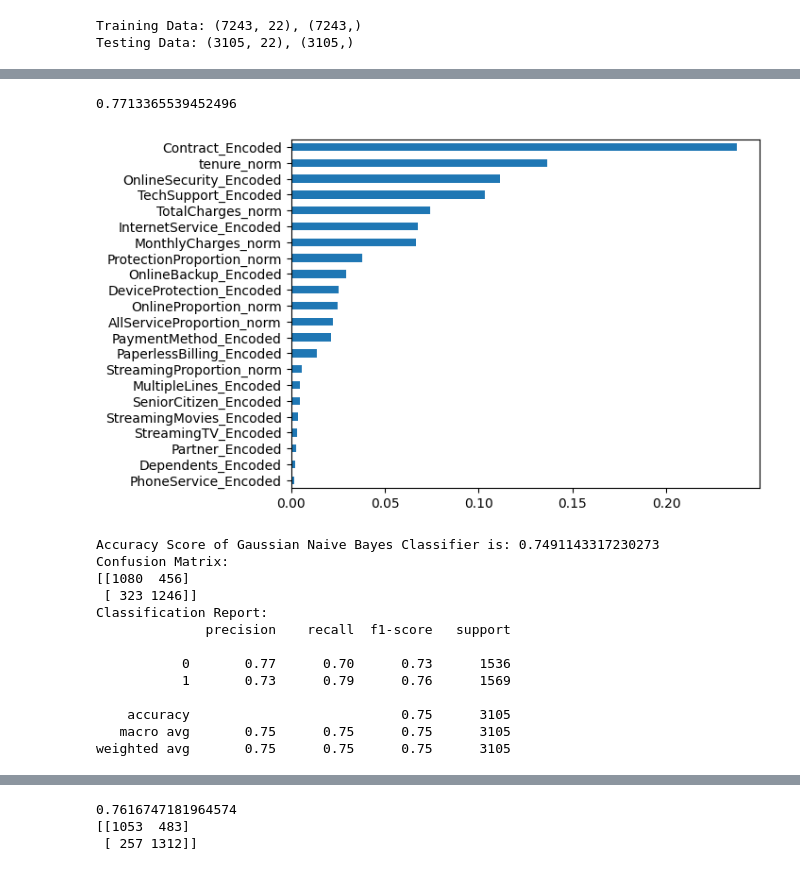
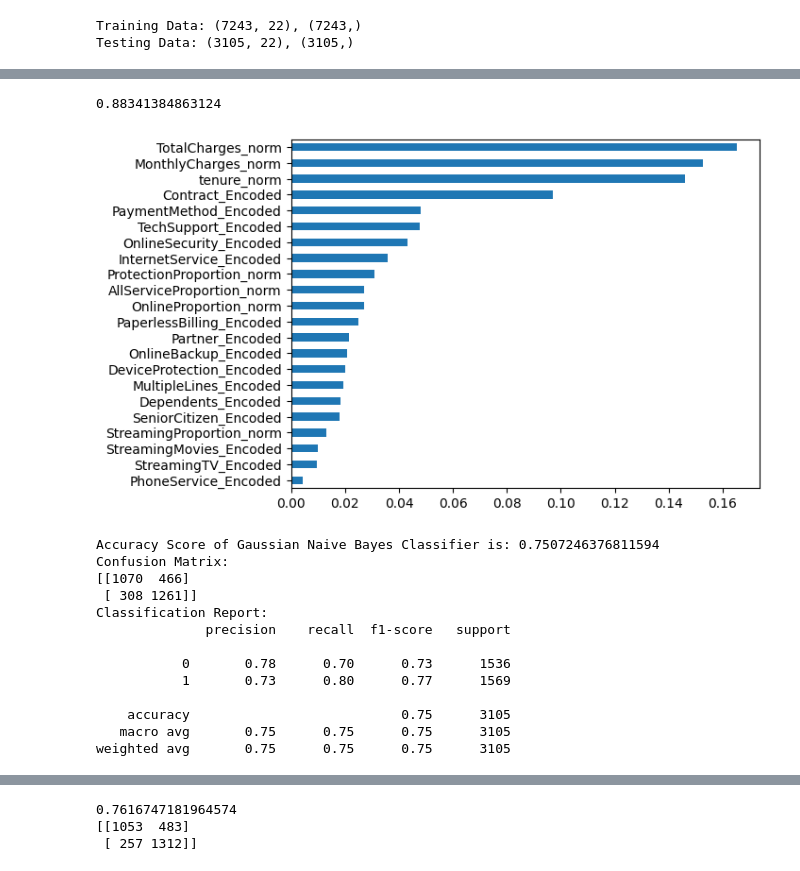
Before and after one commit to chanonchacharu/DM-TelcoChurnPrediction, a Jupyter notebook: churn-prediction-des434-data-analysis-and-ml.ipynb, the cells around one changed output, grey strips where cells are left out. Drawn from its saved outputs; the diff is of its cells as text; code cells hidden in the pictures.

```diff
--- a/churn-prediction-des434-data-analysis-and-ml.ipynb
+++ b/churn-prediction-des434-data-analysis-and-ml.ipynb
@@ -440,23 +446,21 @@ Mean Cross-Validation Accuracy: 0.84
 # %%
 from sklearn.ensemble import RandomForestClassifier
 
 rd_clf = RandomForestClassifier(
-    n_estimators=1000 ,
+    n_estimators=200,
     oob_score = True,
-    n_jobs = -1,
-    random_state = 0,
-    max_features = "auto",
-    max_leaf_nodes = 30
+    max_features = "auto"
 )
 
 rd_clf.fit(X_train, y_train)
 prediction_test = rd_clf.predict(X_test)
 print(accuracy_score(y_test, prediction_test))
 
+# Finding features importance
 importances = rd_clf.feature_importances_
 weights = pd.Series(importances, index=X_upsample_temp.columns.values)
 weights.sort_values().plot(kind = 'barh')
 plt.show()
 # %% [output]
-0.7713365539452496
+0.88341384863124
-[figure, old version]
+[figure, new version]
@@ -549,7 +467,7 @@ plt.show()
 # %%
 from sklearn.naive_bayes import GaussianNB
 
-gnb = GaussianNB()
+gnb = GaussianNB(var_smoothing=0.02)
 gnb.fit(X_train, y_train)
 
 y_pred_gnb = gnb.predict(X_test)
@@ -562,15 +480,15 @@ print(f"Accuracy Score of Gaussian Naive Bayes Classifier is: {acc_gnb}")
 print(f"Confusion Matrix:\n{conf}")
 print(f"Classification Report:\n{clf_report}")
 # %% [output]
-Accuracy Score of Gaussian Naive Bayes Classifier is: 0.7491143317230273
+Accuracy Score of Gaussian Naive Bayes Classifier is: 0.7507246376811594
 Confusion Matrix:
-[[1080  456]
- [ 323 1246]]
+[[1070  466]
+ [ 308 1261]]
 Classification Report:
               precision    recall  f1-score   support
 
-           0       0.77      0.70      0.73      1536
-           1       0.73      0.79      0.76      1569
+           0       0.78      0.70      0.73      1536
+           1       0.73      0.80      0.77      1569
 
     accuracy                           0.75      3105
    macro avg       0.75      0.75      0.75      3105
```
Also changed, not shown: parts of 17 cells of this notebook.
